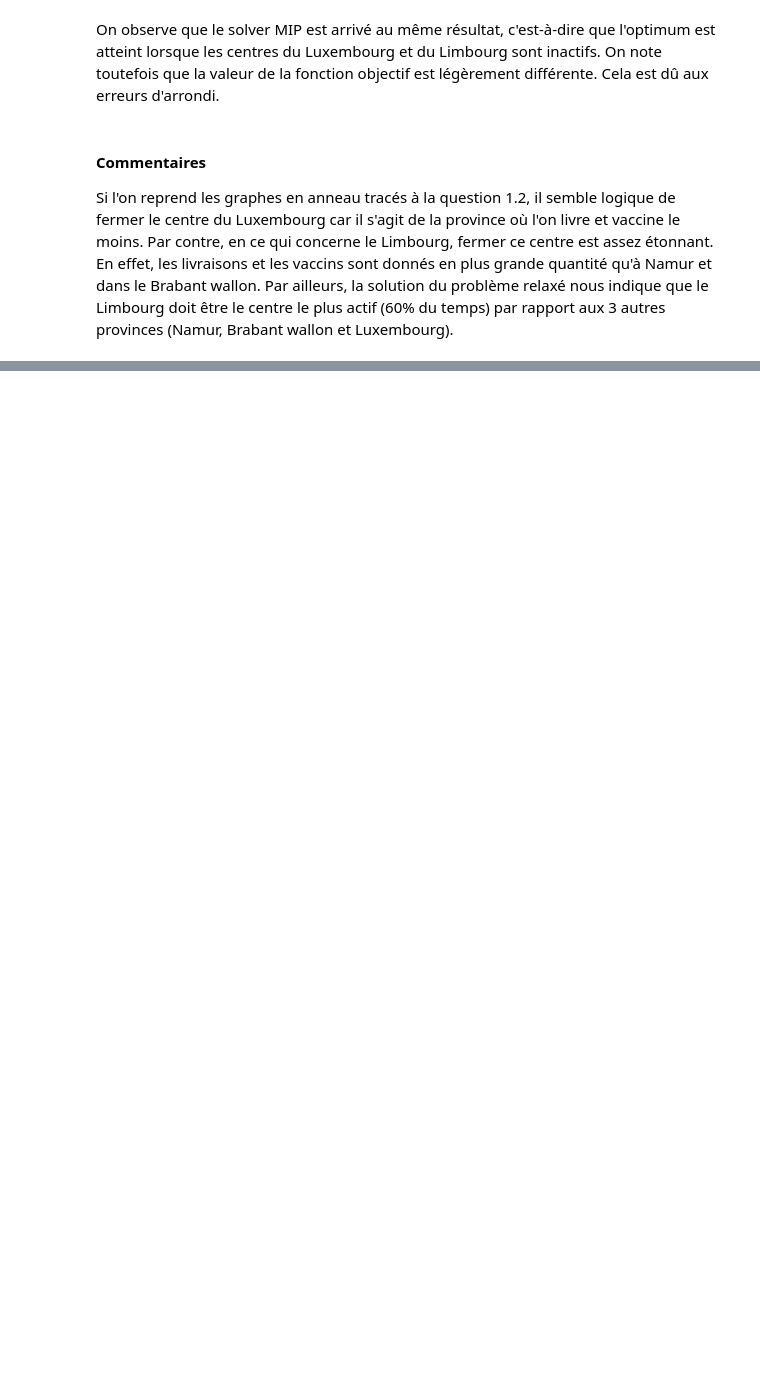
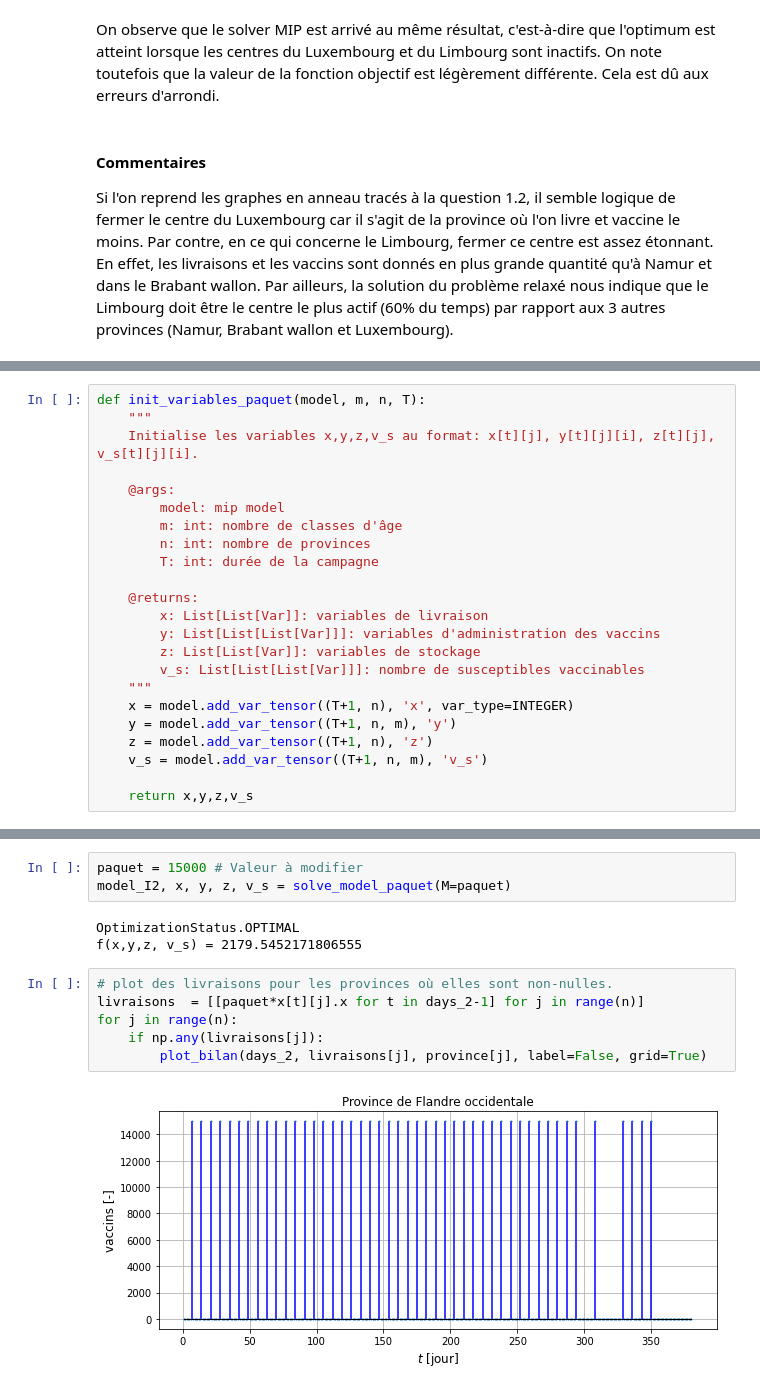
Before and after one commit to EliottVND/LINMA1702, a Jupyter notebook: rapport_notebook.ipynb, the cells around one changed output, grey strips where cells are left out. Cells and saved outputs as stored; diff of their text form; blank space fills up the shorter version.

```diff
--- a/rapport_notebook.ipynb
+++ b/rapport_notebook.ipynb
@@ -1514,0 +1525,23 @@ Si l'on reprend les graphes en anneau tracés à la question 1.2, il semble logi
+# %%
+def init_variables_paquet(model, m, n, T):
+    """
+    Initialise les variables x,y,z,v_s au format: x[t][j], y[t][j][i], z[t][j], v_s[t][j][i].
+
+    @args:
+        model: mip model
+        m: int: nombre de classes d'âge
+        n: int: nombre de provinces
+        T: int: durée de la campagne
+
+    @returns:
+        x: List[List[Var]]: variables de livraison
+        y: List[List[List[Var]]]: variables d'administration des vaccins
+        z: List[List[Var]]: variables de stockage
+        v_s: List[List[List[Var]]]: nombre de susceptibles vaccinables
+    """
+    x = model.add_var_tensor((T+1, n), 'x', var_type=INTEGER)
+    y = model.add_var_tensor((T+1, n, m), 'y')
+    z = model.add_var_tensor((T+1, n), 'z')
+    v_s = model.add_var_tensor((T+1, n, m), 'v_s')
+
+    return x,y,z,v_s
@@ -1514,0 +1618,14 @@ Si l'on reprend les graphes en anneau tracés à la question 1.2, il semble logi
+# %%
+paquet = 15000 # Valeur à modifier
+model_I2, x, y, z, v_s = solve_model_paquet(M=paquet)
+# %% [output]
+OptimizationStatus.OPTIMAL
+f(x,y,z, v_s) = 2179.5452171806555
+# %%
+# plot des livraisons pour les provinces où elles sont non-nulles.
+livraisons  = [[paquet*x[t][j].x for t in days_2-1] for j in range(n)]
+for j in range(n):
+    if np.any(livraisons[j]):
+        plot_bilan(days_2, livraisons[j], province[j], label=False, grid=True)
+# %% [output]
+[figure, added]
```
Also changed, not shown: parts of 4 cells of this notebook.
